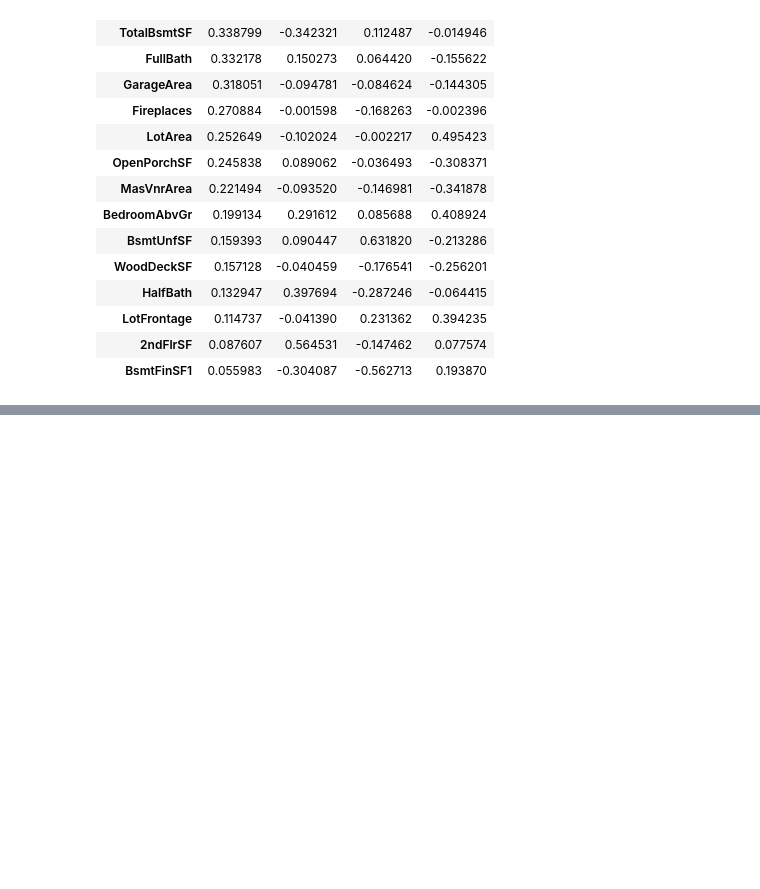
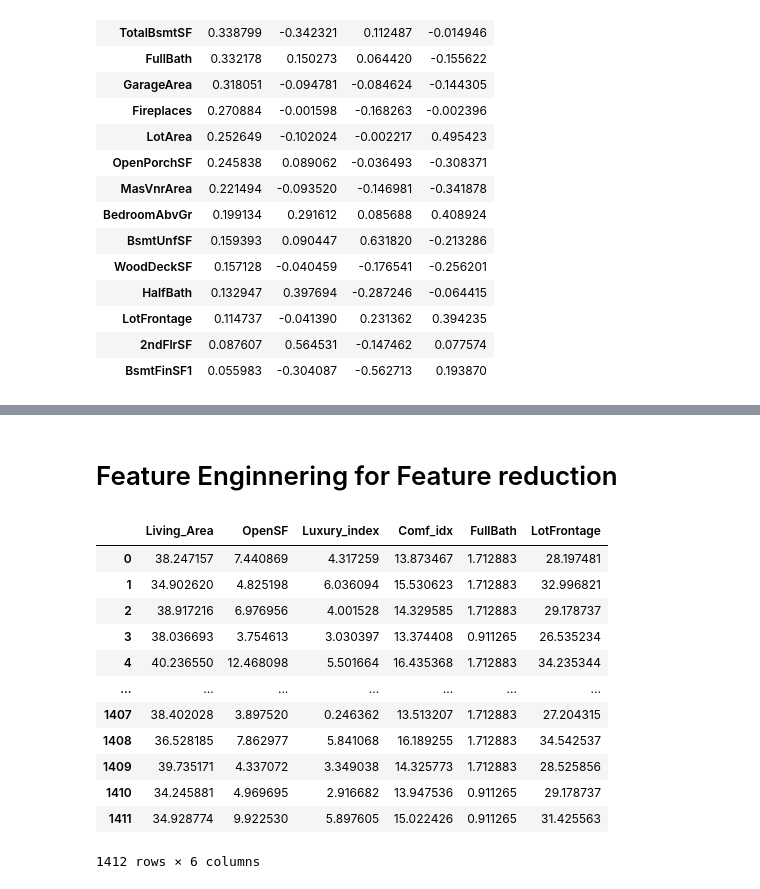
Before and after one commit to xXKeNdAmAmAsTeRXx/House_Prices_project, a Jupyter notebook: 3.3_EDA_numerical.ipynb, the cells around one changed output, grey strips where cells are left out. Saved outputs shown, nothing was run; the diff lists cells and outputs as text; code cells hidden in the pictures; blank space fills up the shorter version.

Commit message:
num features enginnering

```diff
--- a/3.3_EDA_numerical.ipynb
+++ b/3.3_EDA_numerical.ipynb
@@ -231,0 +232,35 @@ plt.show()
+# %% [markdown]
+# Feature Enginnering for Feature reduction
+# %%
+final_X = pd.DataFrame()
+
+
+#Enginnered Features
+final_X['Living_Area'] = normal_X['GrLivArea'] + normal_X['1stFlrSF'] + normal_X['TotalBsmtSF'] + normal_X['LotArea'] + normal_X['2ndFlrSF']
+final_X['OpenSF'] = normal_X['OpenPorchSF'] + normal_X['WoodDeckSF'] + normal_X['MasVnrArea']
+
+l_idx_col = ['BsmtFinSF1', 'HalfBath', 'WoodDeckSF', 'Fireplaces']
+final_X['Luxury_index'] = normal_X[l_idx_col].mean(axis=1)
+
+c_idx_col = ['LotArea', 'BedroomAbvGr', 'LotFrontage']
+final_X['Comf_idx'] = normal_X[c_idx_col].mean(axis=1)
+
+# Kept Features
+final_X['FullBath'] = normal_X['FullBath']
+final_X['LotFrontage'] = normal_X['LotFrontage']
+
+final_X
+# %% [output]
+|  | Living_Area | OpenSF | Luxury_index | Comf_idx | FullBath | LotFrontage |
+| 0 | 38.247157 | 7.440869 | 4.317259 | 13.873467 | 1.712883 | 28.197481 |
+| 1 | 34.902620 | 4.825198 | 6.036094 | 15.530623 | 1.712883 | 32.996821 |
+| 2 | 38.917216 | 6.976956 | 4.001528 | 14.329585 | 1.712883 | 29.178737 |
+| 3 | 38.036693 | 3.754613 | 3.030397 | 13.374408 | 0.911265 | 26.535234 |
+| 4 | 40.236550 | 12.468098 | 5.501664 | 16.435368 | 1.712883 | 34.235344 |
+| ... | ... | ... | ... | ... | ... | ... |
+| 1407 | 38.402028 | 3.897520 | 0.246362 | 13.513207 | 1.712883 | 27.204315 |
+| 1408 | 36.528185 | 7.862977 | 5.841068 | 16.189255 | 1.712883 | 34.542537 |
+| 1409 | 39.735171 | 4.337072 | 3.349038 | 14.325773 | 1.712883 | 28.525856 |
+| 1410 | 34.245881 | 4.969695 | 2.916682 | 13.947536 | 0.911265 | 29.178737 |
+| 1411 | 34.928774 | 9.922530 | 5.897605 | 15.022426 | 0.911265 | 31.425563 |
+1412 rows × 6 columns
```
Also changed, not shown: parts of 5 cells of this notebook.
